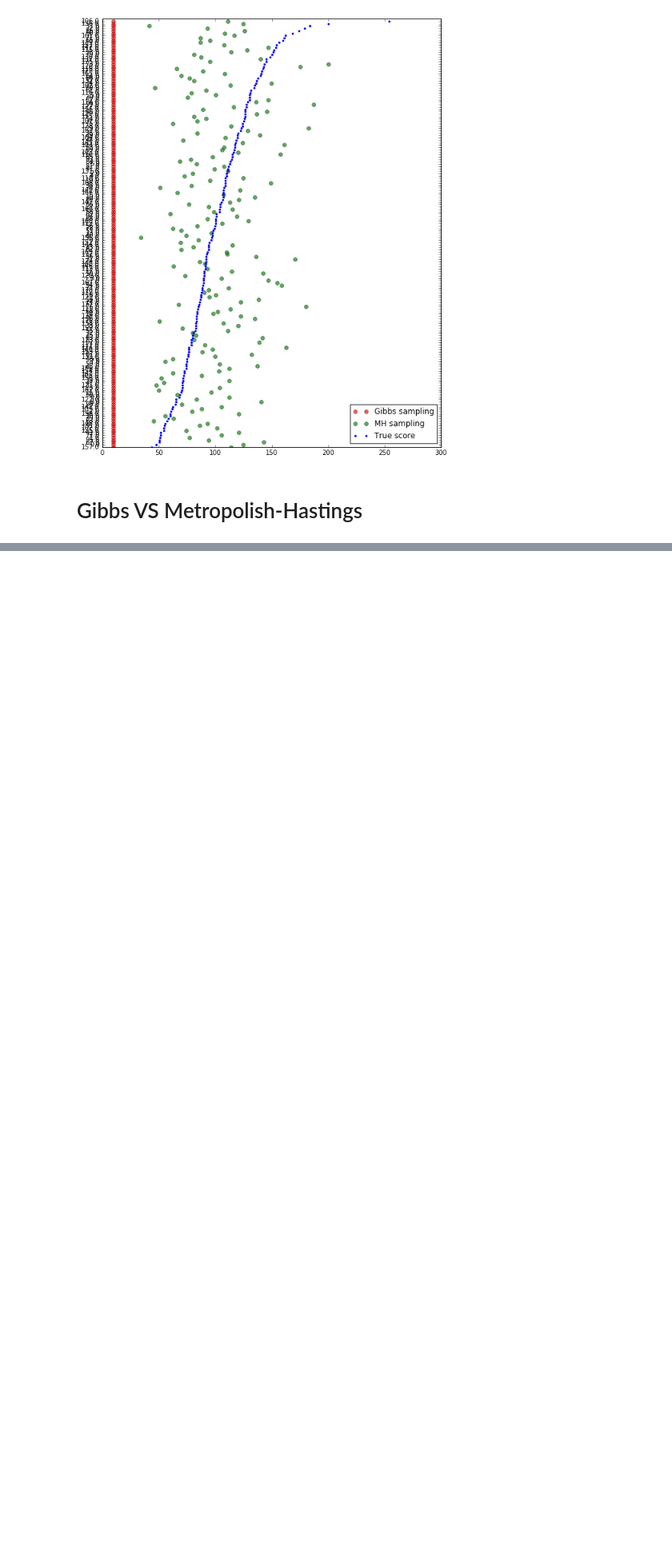
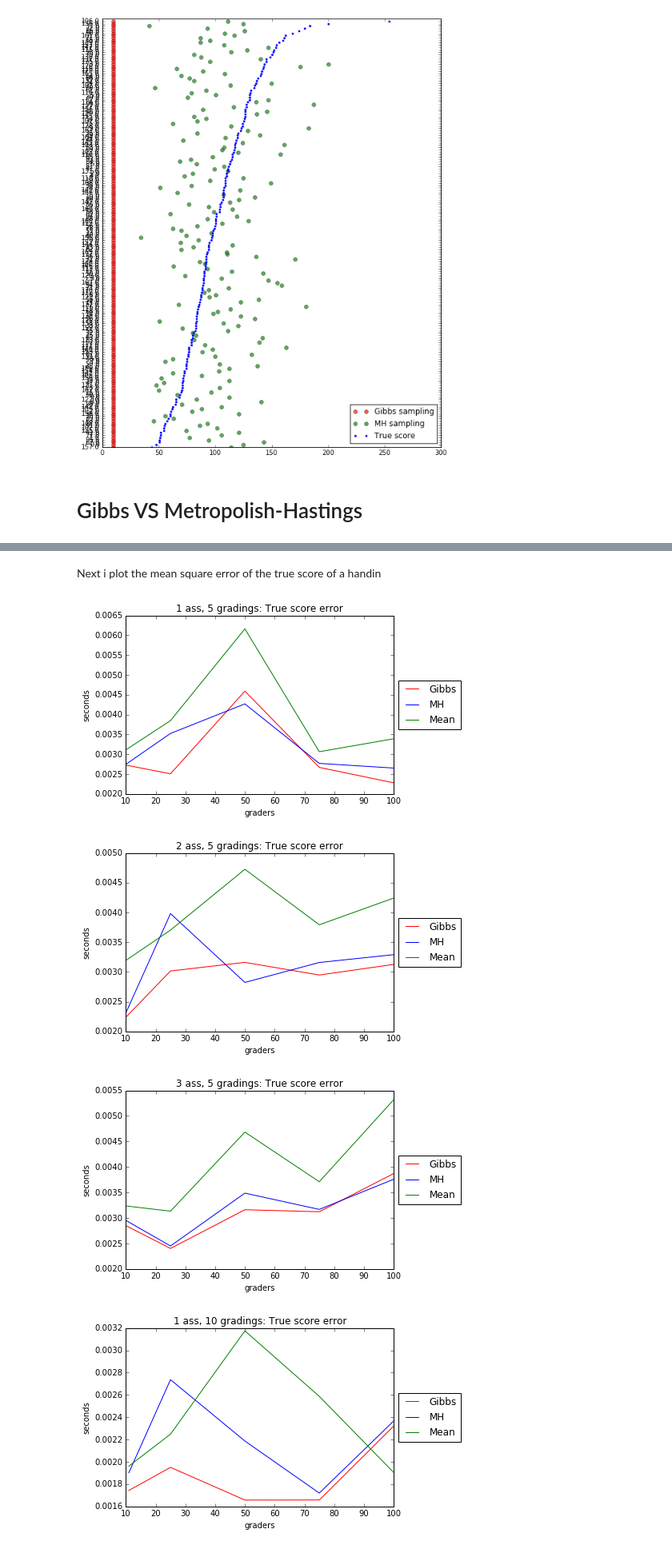
Before and after one commit to TomMalow/pymcmodels, a Jupyter notebook: Model iterations/Gibbs Sampling.ipynb, the cells around one changed output, grey strips where cells are left out. Shown at 80% size. Saved outputs shown, nothing was run; the diff lists cells and outputs as text; code cells hidden in the pictures; blank space fills up the shorter version.

```diff
--- a/Model iterations/Gibbs Sampling.ipynb
+++ b/Model iterations/Gibbs Sampling.ipynb
@@ -532,0 +609,34 @@ data = [('1 ass, 5 gradings',(1,5),[(10,(52.926037,17.394718),(0.00741566416253,
+# %% [markdown]
+Next i plot the mean square error of the true score of a handin
+# %%
+for i, (name,(ass,gradings),values) in enumerate(data):
+    index = list()
+    MSE_t_1 = list()
+    MSE_t_2 = list()
+    MSE_t_3 = list()
+
+    for (graders, (t_1,t_2), (M_1,M_2),(N_1,N_2,N_3)) in values:
+        index.append(graders)
+        MSE_t_1.append(N_1)
+        MSE_t_2.append(N_2)
+        MSE_t_3.append(N_3)
+
+    ax = plt.subplot(1,1,1)
+
+    plt.plot(index,MSE_t_1,'r',label="Gibbs")
+    plt.plot(index,MSE_t_2,'b',label="MH")
+    plt.plot(index,MSE_t_3,'g',label="Mean")
+
+    plt.title(name + ": True score error")
+    plt.legend(loc='center left', bbox_to_anchor=(1, 0.5))
+    plt.ylabel("seconds")
+    plt.xlabel("graders")
+    box = ax.get_position()
+    ax.set_position([box.x0, box.y0,
+                     box.width, box.height])
+    plt.show()
+# %% [output]
+[figure, added]
+[figure, added]
+[figure, added]
+[figure, added]
```
Also changed, not shown: parts of 11 cells of this notebook, 3 other files.
